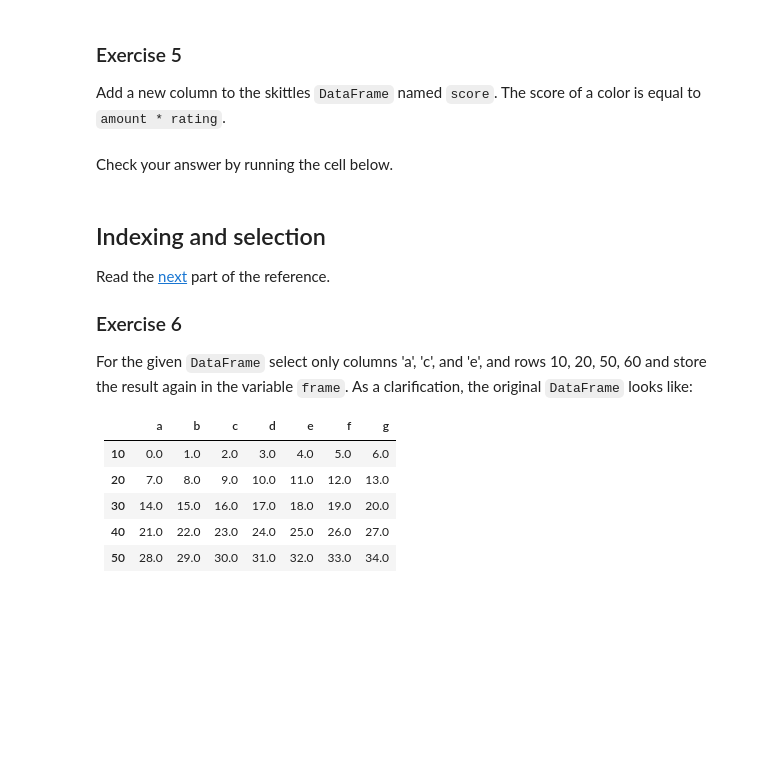
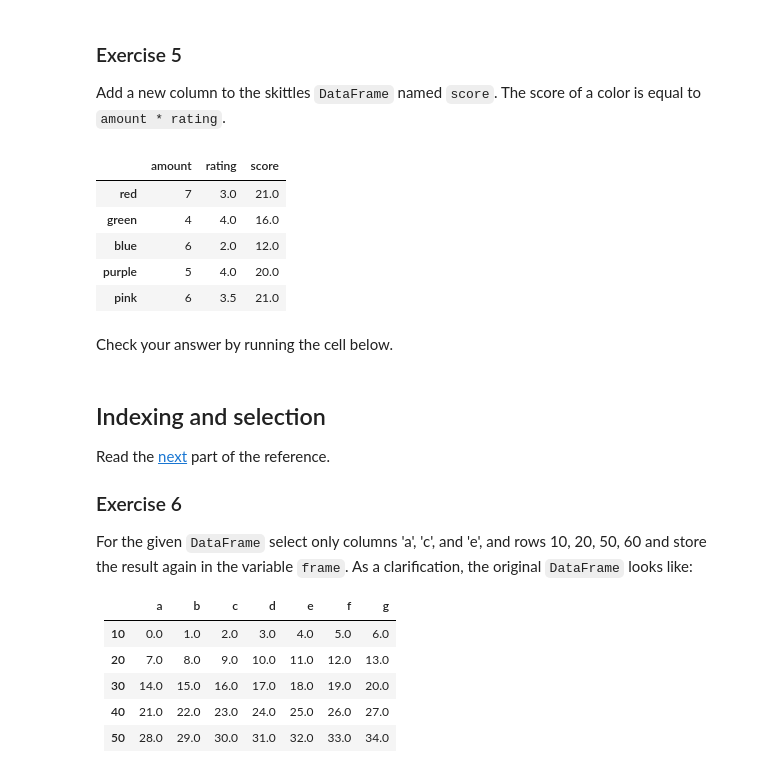
Before and after one commit to dangbert/playground, a Jupyter notebook: python/pandas/pandas1.ipynb, the cells around one changed output. Saved outputs shown, nothing was run; the diff lists cells and outputs as text; code cells hidden in the pictures; blank space fills up the shorter version.

Commit message:
pandas: complete up to exericise 5.

```diff
--- a/python/pandas/pandas1.ipynb
+++ b/python/pandas/pandas1.ipynb
@@ -102,0 +133,15 @@ display(skittles)
+# %%
+from pandas import DataFrame
+
+amount = Series({'red': 7, 'green': 4, 'blue': 6, 'purple': 5, 'pink': 6})
+rating = Series({'red': 3, 'green': 4, 'blue': 2, 'purple': 4, 'pink': 3.5})
+# your code here
+#skittles = DataFrame([amount, rating], index=['amount', 'rating'])
+skittles = DataFrame({'amount': amount, 'rating': rating})
+
+print('skittles index:')
+print(list(skittles.index))
+print('skittles columns:')
+print(list(skittles.columns))
+
+display(skittles)
@@ -122,7 +187,15 @@ answers.test_4(skittles_average)
 Add a new column to the skittles `DataFrame` named `score`. The score of a color is equal to `amount * rating`.
 # %%
 # your code here
+skittles['score'] = skittles['amount'] * skittles['rating']
 display(skittles)
+# %% [output]
+|  | amount | rating | score |
+| red | 7 | 3.0 | 21.0 |
+| green | 4 | 4.0 | 16.0 |
+| blue | 6 | 2.0 | 12.0 |
+| purple | 5 | 4.0 | 20.0 |
+| pink | 6 | 3.5 | 21.0 |
 # %% [markdown]
 Check your answer by running the cell below.
 # %%
```
Also changed, not shown: parts of 12 cells of this notebook.
